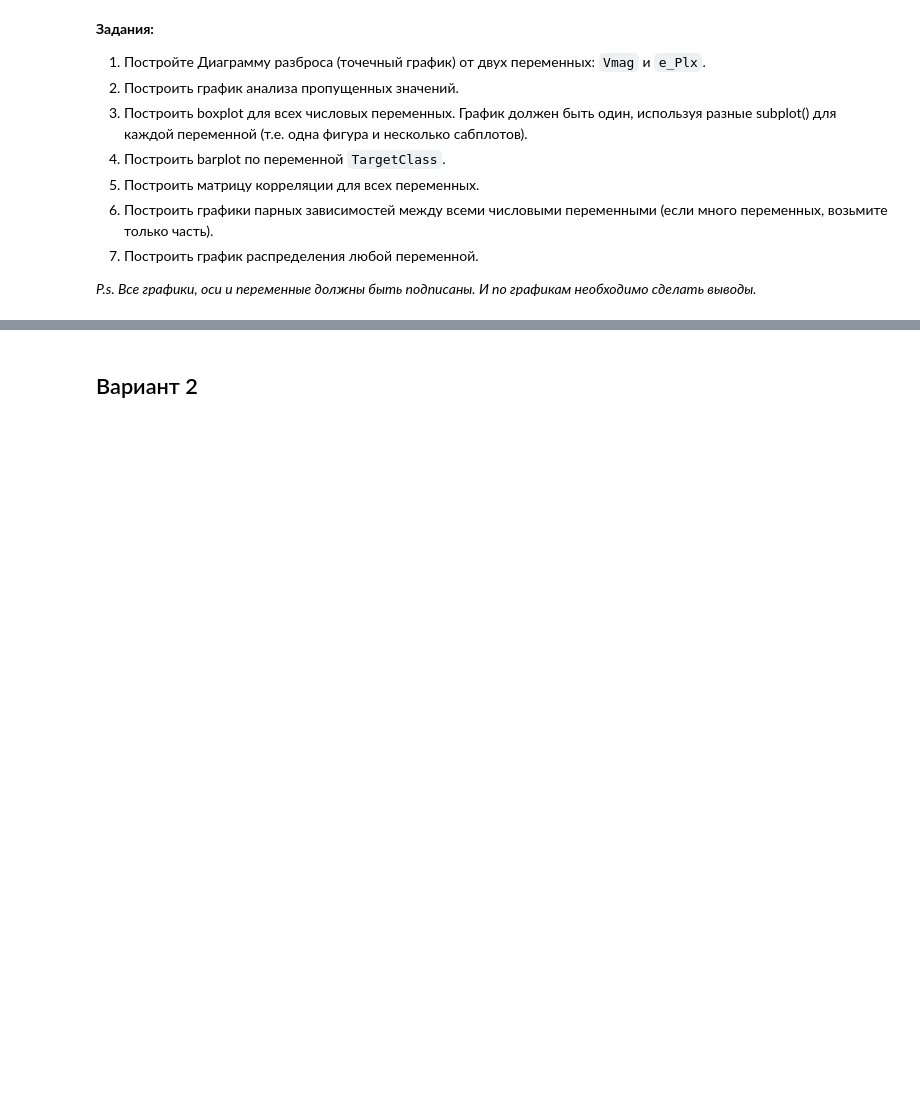
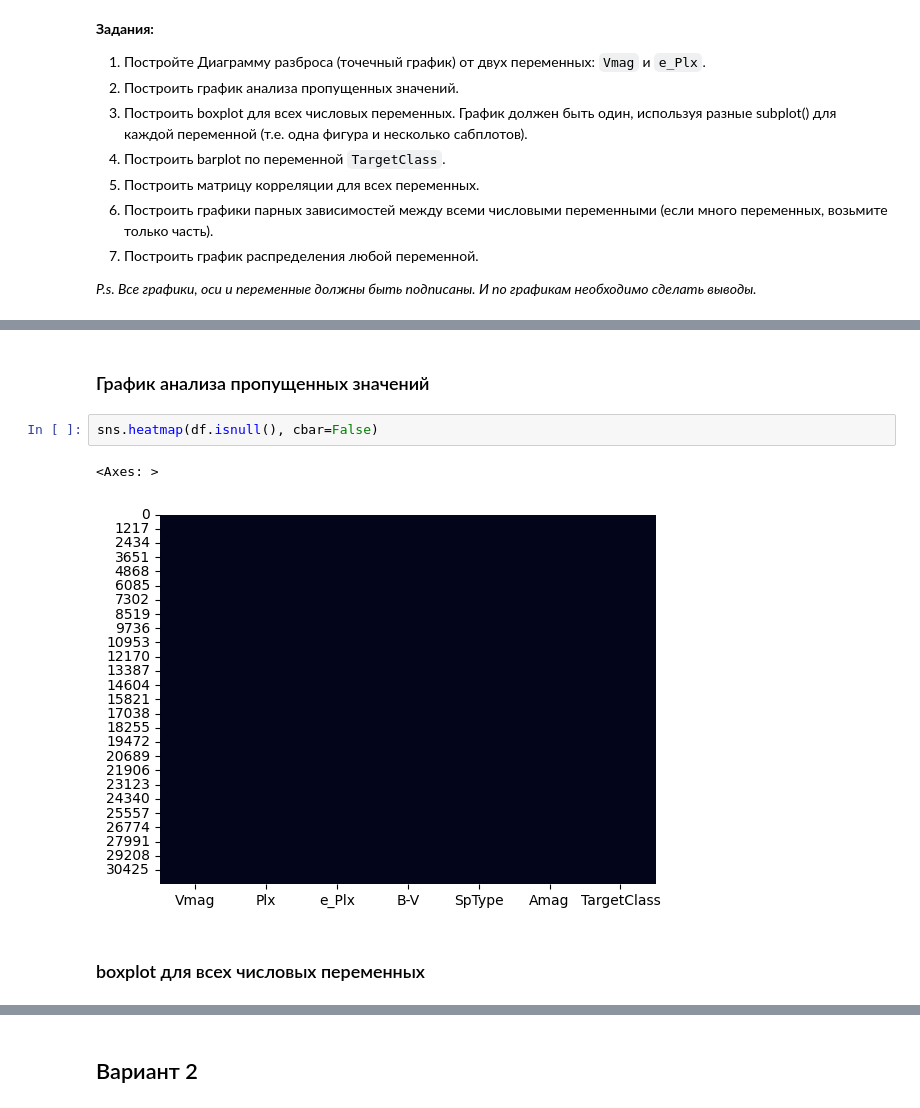
Before and after one commit to AndreDon0/ADA, a Jupyter notebook: Homework_7/ЦК_ДЗ_Визуализация_+_EDA.ipynb, the cells around one changed output, grey strips where cells are left out. Drawn from its saved outputs; the diff is of its cells as text; blank space fills up the shorter version.

```diff
--- a/Homework_7/ЦК_ДЗ_Визуализация_+_EDA.ipynb
+++ b/Homework_7/ЦК_ДЗ_Визуализация_+_EDA.ipynb
@@ -34,0 +77,9 @@ df.head()
+# %% [markdown]
+### График анализа пропущенных значений
+# %%
+sns.heatmap(df.isnull(), cbar=False)
+# %% [output]
+<Axes: >
+[figure, added]
+# %% [markdown]
+### boxplot для всех числовых переменных
```
Also changed, not shown: parts of 21 cells of this notebook, 2 other files.
